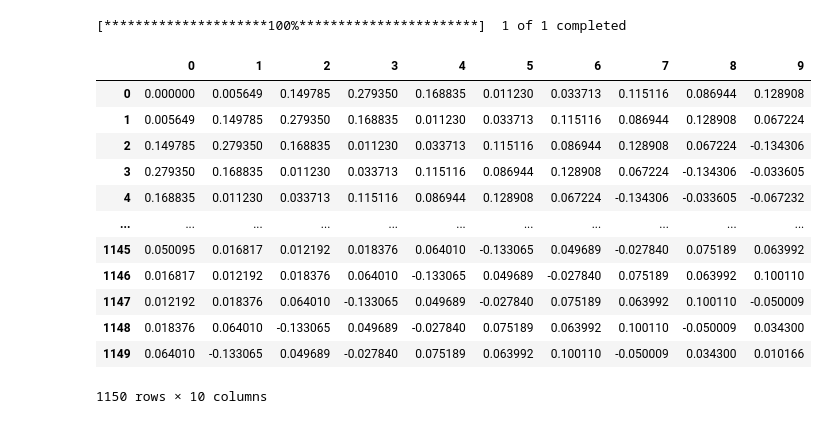
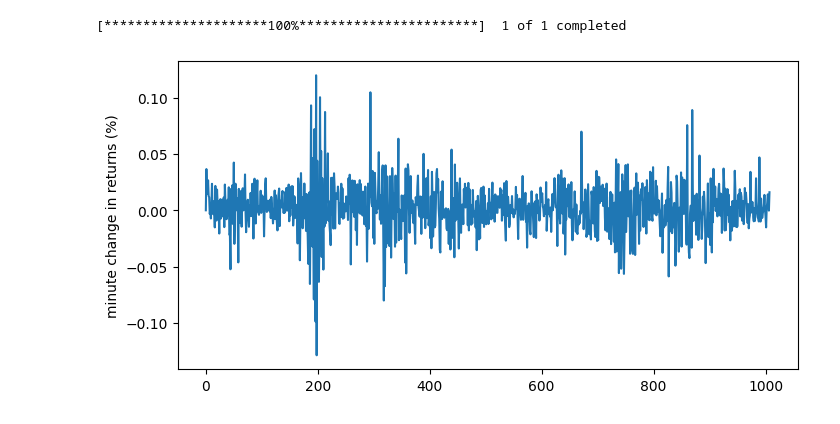
Before and after one commit to EyuelPersonal/BayesianProject, a Jupyter notebook: TeslaCode.ipynb, the cells around one changed output. Cells and saved outputs as stored; diff of their text form; code cells hidden in the pictures.

```diff
--- a/TeslaCode.ipynb
+++ b/TeslaCode.ipynb
@@ -7,39 +7,29 @@ from utils import *
 changes = pd.DataFrame()
 # %%
 ticker = 'AAPL'
-start_date = '2023-05-29'
+start_date = '2019-06-02'
 end_date = '2023-06-02'
+interval = '1d'
 
 # Get data
-data = get_data(ticker, start_date, end_date)
+data = get_data(ticker, start_date, end_date, interval)
 # %% [output]
 [*********************100%***********************]  1 of 1 completed
 # %%
 # Get returns
 data = get_returns(data)
+data = data.fillna(0)
 # %%
 # This fuction will get the list of the 10 prior days
-data = get_list_of_days(data).fillna(0)
+window_slide_df = get_list_of_days(data)
-# %%
-data
-# %% [output]
-|  | 0 | 1 | 2 | 3 | 4 | 5 | 6 | 7 | 8 | 9 |
-| 0 | 0.000000 | 0.005649 | 0.149785 | 0.279350 | 0.168835 | 0.011230 | 0.033713 | 0.115116 | 0.086944 | 0.128908 |
-| 1 | 0.005649 | 0.149785 | 0.279350 | 0.168835 | 0.011230 | 0.033713 | 0.115116 | 0.086944 | 0.128908 | 0.067224 |
-| 2 | 0.149785 | 0.279350 | 0.168835 | 0.011230 | 0.033713 | 0.115116 | 0.086944 | 0.128908 | 0.067224 | -0.134306 |
-| 3 | 0.279350 | 0.168835 | 0.011230 | 0.033713 | 0.115116 | 0.086944 | 0.128908 | 0.067224 | -0.134306 | -0.033605 |
-| 4 | 0.168835 | 0.011230 | 0.033713 | 0.115116 | 0.086944 | 0.128908 | 0.067224 | -0.134306 | -0.033605 | -0.067232 |
-| ... | ... | ... | ... | ... | ... | ... | ... | ... | ... | ... |
-| 1145 | 0.050095 | 0.016817 | 0.012192 | 0.018376 | 0.064010 | -0.133065 | 0.049689 | -0.027840 | 0.075189 | 0.063992 |
-| 1146 | 0.016817 | 0.012192 | 0.018376 | 0.064010 | -0.133065 | 0.049689 | -0.027840 | 0.075189 | 0.063992 | 0.100110 |
-| 1147 | 0.012192 | 0.018376 | 0.064010 | -0.133065 | 0.049689 | -0.027840 | 0.075189 | 0.063992 | 0.100110 | -0.050009 |
-| 1148 | 0.018376 | 0.064010 | -0.133065 | 0.049689 | -0.027840 | 0.075189 | 0.063992 | 0.100110 | -0.050009 | 0.034300 |
-| 1149 | 0.064010 | -0.133065 | 0.049689 | -0.027840 | 0.075189 | 0.063992 | 0.100110 | -0.050009 | 0.034300 | 0.010166 |
-1150 rows × 10 columns
+# %%
+data.reset_index(inplace=True)
 # %%
 import warnings
+warnings.filterwarnings("ignore")
 
 with warnings.catch_warnings():
-    warnings.filterwarnings("ignore", category=UserWarning)
-    changes.plot(figsize=(8, 4))
-    plt.ylabel("daily change in returns (%)");
+    data['returns'].plot(figsize=(8, 4))
+    plt.ylabel("minute change in returns (%)")
+# %% [output]
+[figure, added]
```
Also changed, not shown: parts of 11 cells of this notebook, 1 other file.
